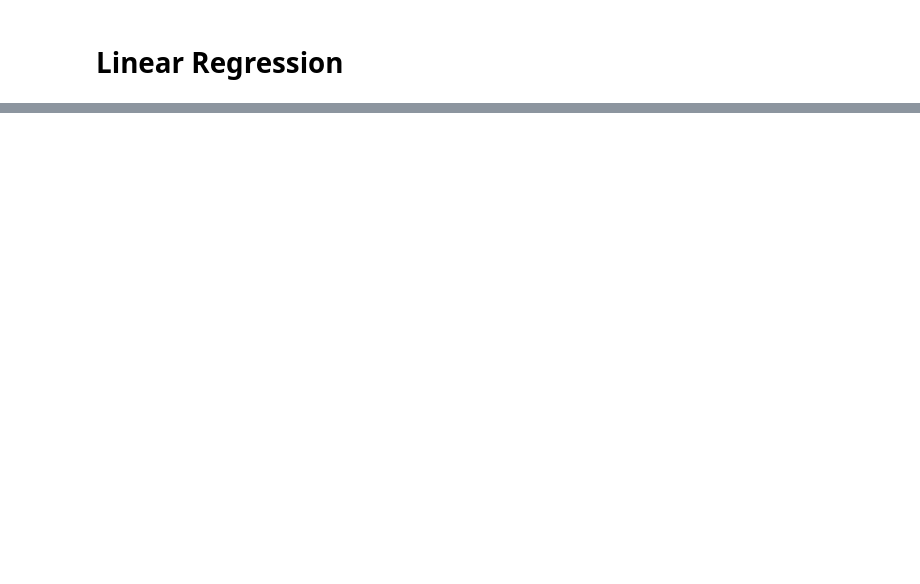
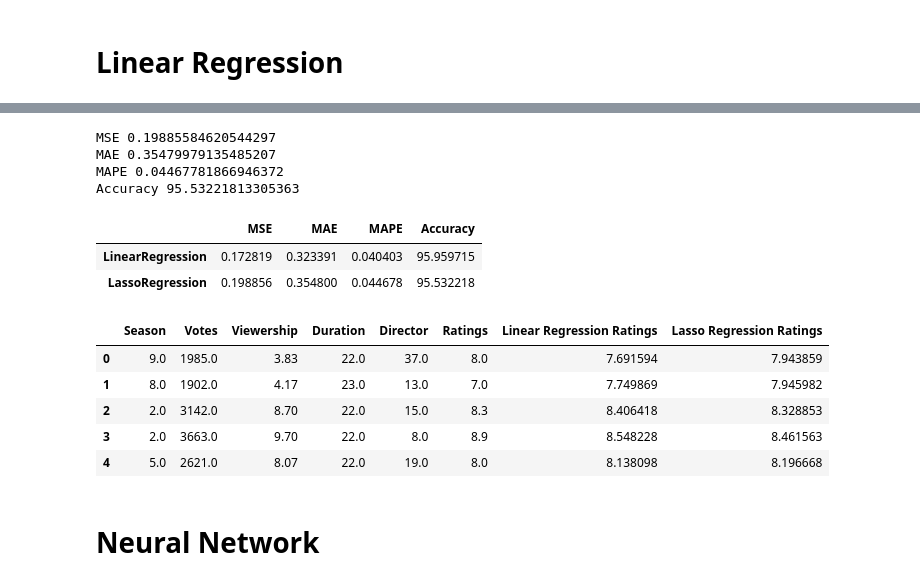
Before and after one commit to TthBnc/Predicting-Episode-Raitings, a Jupyter notebook: train.ipynb, the cells around one changed output, grey strips where cells are left out. Cells and saved outputs as stored; diff of their text form; code cells hidden in the pictures; blank space fills up the shorter version.

```diff
--- a/train.ipynb
+++ b/train.ipynb
@@ -384,0 +402,48 @@ lr_output_d.head()
+# %%
+from sklearn.linear_model import Lasso
+lasso_model = Lasso(alpha=0.1)
+
+lasso_model.fit(X_train,y_train)
+
+lasso_pred = lasso_model.predict(X_test)
+
+#r_sq = model_lr.score(x, y)
+
+
+lasso_MSE = metrics.mean_squared_error(y_test, lasso_pred)
+lasso_MAE = metrics.mean_absolute_error(y_test, lasso_pred)
+lasso_MAPE = metrics.mean_absolute_percentage_error(y_test, lasso_pred)
+
+lasso_accuracy = 100-(lasso_MAPE*100)
+
+print('MSE',lasso_MSE )
+print('MAE', lasso_MAE)
+print('MAPE', lasso_MAPE)
+print('Accuracy', lasso_accuracy)
+# %% [output]
+MSE 0.19885584620544297
+MAE 0.35479979135485207
+MAPE 0.04467781866946372
+Accuracy 95.53221813305363
+# %%
+scores = [[lr_MSE, lr_MAE, lr_MAPE, lr_accuracy], [lasso_MSE, lasso_MAE, lasso_MAPE, lasso_accuracy]]
+evaluation = pd.DataFrame(scores, columns=['MSE', 'MAE', 'MAPE', 'Accuracy'], index=['LinearRegression', 'LassoRegression'])
+
+evaluation.head()
+# %% [output]
+|  | MSE | MAE | MAPE | Accuracy |
+| LinearRegression | 0.172819 | 0.323391 | 0.040403 | 95.959715 |
+| LassoRegression | 0.198856 | 0.354800 | 0.044678 | 95.532218 |
+# %%
+outputs['Lasso Regression Ratings'] = lasso_pred
+
+outputs.head()
+# %% [output]
+|  | Season | Votes | Viewership | Duration | Director | Ratings | Linear Regression Ratings | Lasso Regression Ratings |
+| 0 | 9.0 | 1985.0 | 3.83 | 22.0 | 37.0 | 8.0 | 7.691594 | 7.943859 |
+| 1 | 8.0 | 1902.0 | 4.17 | 23.0 | 13.0 | 7.0 | 7.749869 | 7.945982 |
+| 2 | 2.0 | 3142.0 | 8.70 | 22.0 | 15.0 | 8.3 | 8.406418 | 8.328853 |
+| 3 | 2.0 | 3663.0 | 9.70 | 22.0 | 8.0 | 8.9 | 8.548228 | 8.461563 |
+| 4 | 5.0 | 2621.0 | 8.07 | 22.0 | 19.0 | 8.0 | 8.138098 | 8.196668 |
+# %% [markdown]
+# Neural Network
```
Also changed, not shown: parts of 14 cells of this notebook, 3 other files.
